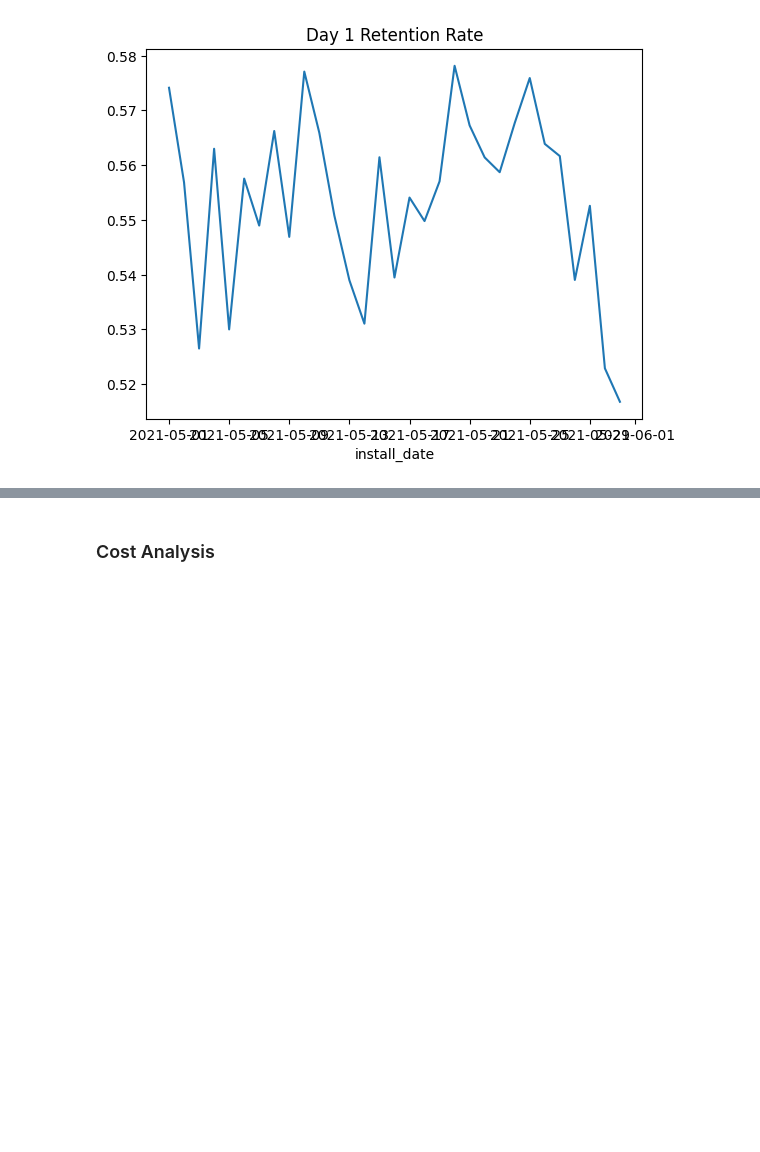
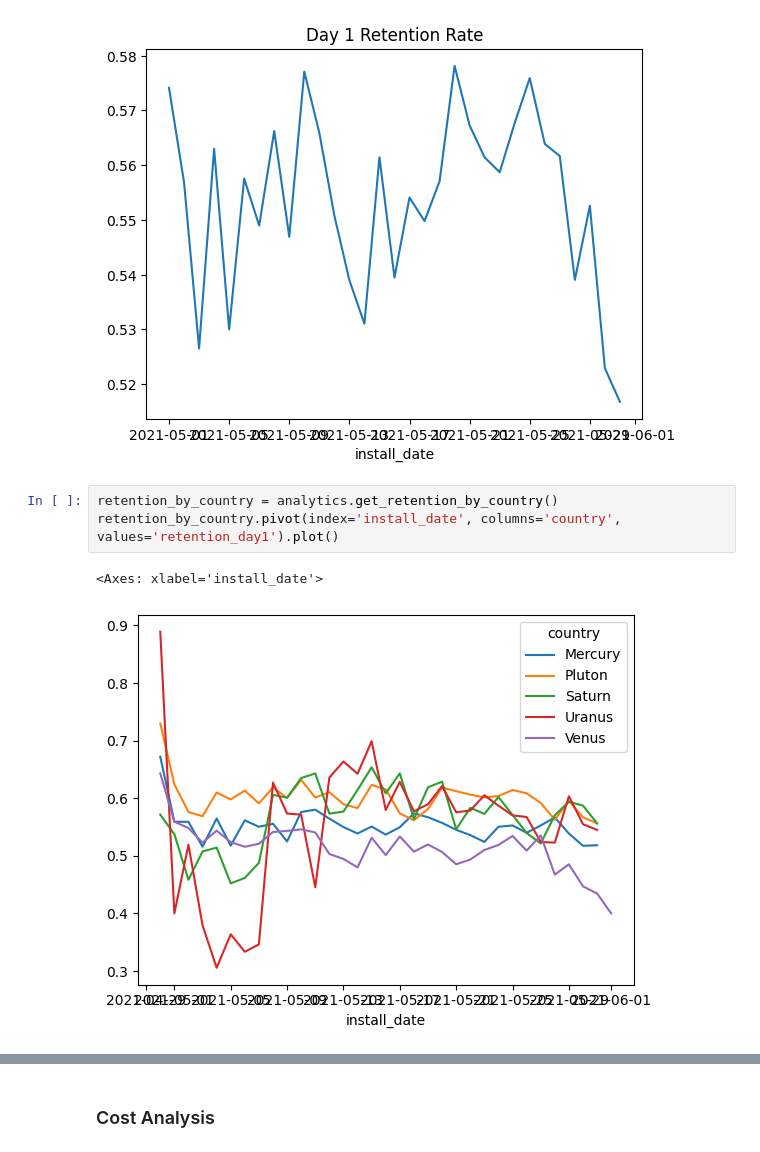
Before and after one commit to ybektas20/dream_case, a Jupyter notebook: eda.ipynb, the cells around one changed output, grey strips where cells are left out. Saved outputs shown, nothing was run; the diff lists cells and outputs as text; blank space fills up the shorter version.

```diff
--- a/eda.ipynb
+++ b/eda.ipynb
@@ -60,3 +60,9 @@ retention_trend.retention_day1.iloc[1:-1].plot(title='Day 1 Retention Rate')
 # %% [output]
 <Axes: title={'center': 'Day 1 Retention Rate'}, xlabel='install_date'>
 [figure]
+# %%
+retention_by_country = analytics.get_retention_by_country()
+retention_by_country.pivot(index='install_date', columns='country', values='retention_day1').plot()
+# %% [output]
+<Axes: xlabel='install_date'>
+[figure, added]
```
Also changed, not shown: parts of 95 cells of this notebook, 2 other files.
